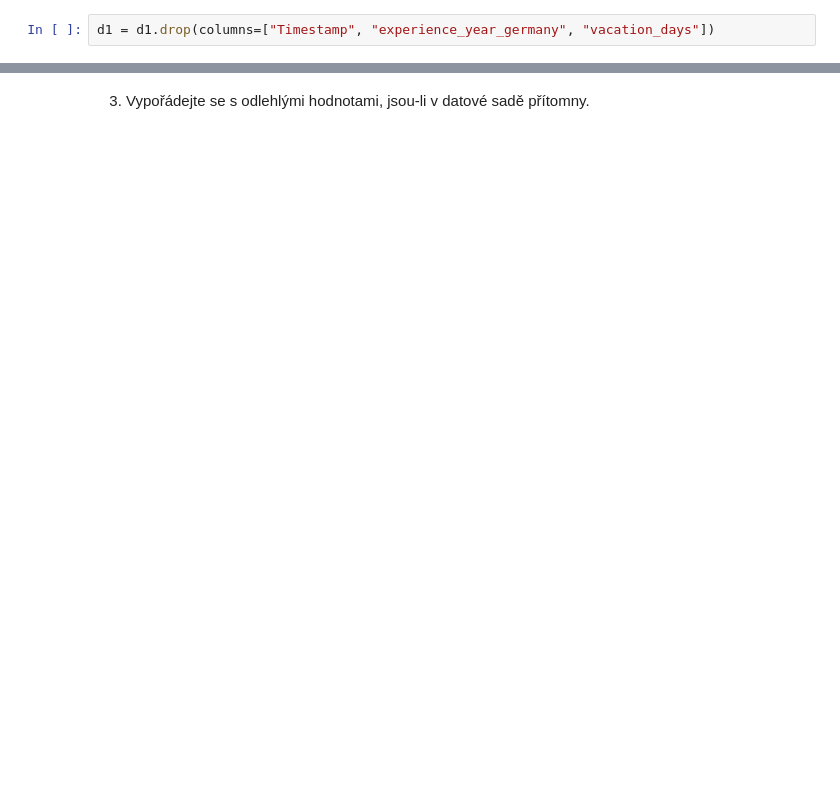
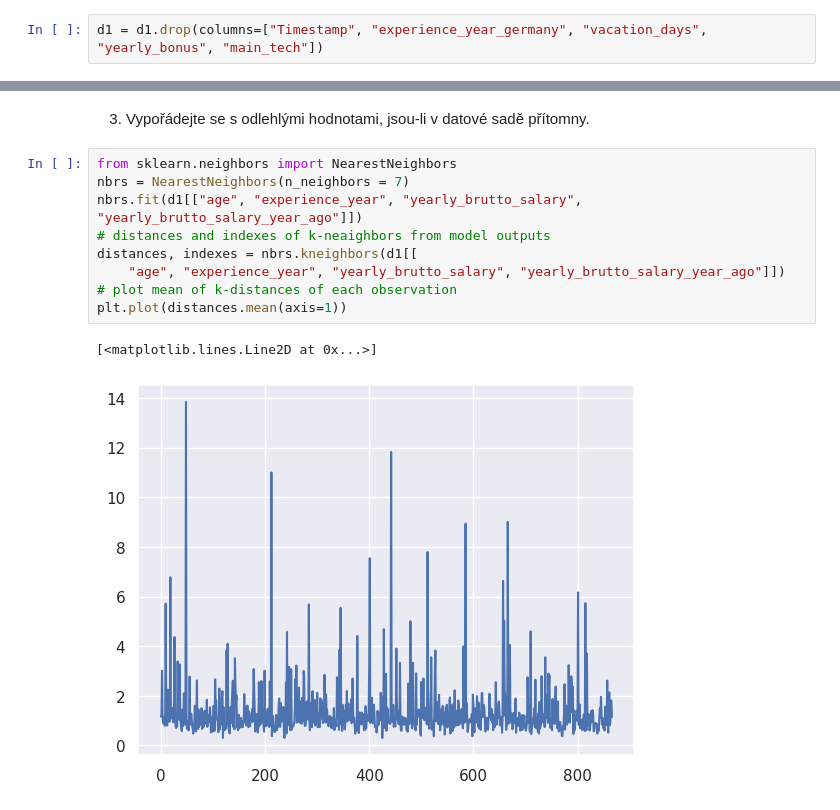
Before and after one commit to x00Pavel/Data-Storage-and-Preparation-projects, a Jupyter notebook: projekt-2/main.ipynb, the cells around one changed output, grey strips where cells are left out. Cells and saved outputs as stored; diff of their text form; blank space fills up the shorter version.

```diff
--- a/projekt-2/main.ipynb
+++ b/projekt-2/main.ipynb
@@ -439,7 +439,7 @@ Připravte 2 varianty datové sady vhodné pro dolovací algoritmy. Můžete uva
 ### Task: Salary prediction for year 2020
 1. Remove irrelevant attributes
 # %%
-d1 = d1.drop(columns=["Timestamp", "experience_year_germany", "vacation_days"])
+d1 = d1.drop(columns=["Timestamp", "experience_year_germany", "vacation_days", "yearly_bonus", "main_tech"])
 # %% [markdown]
 2. Vypořádejte se s chybějícími hodnotami. Pro odstranění těchto hodnot využijte alespoň dvě různé metody pro odstranění chybějících hodnot.
 # %%
@@ -474,2 +493,14 @@ for column in d1.columns:
 # %% [markdown]
 3. Vypořádejte se s odlehlými hodnotami, jsou-li v datové sadě přítomny.
+# %%
+from sklearn.neighbors import NearestNeighbors
+nbrs = NearestNeighbors(n_neighbors = 7)
+nbrs.fit(d1[["age", "experience_year", "yearly_brutto_salary", "yearly_brutto_salary_year_ago"]])
+# distances and indexes of k-neaighbors from model outputs
+distances, indexes = nbrs.kneighbors(d1[[
+    "age", "experience_year", "yearly_brutto_salary", "yearly_brutto_salary_year_ago"]])
+# plot mean of k-distances of each observation
+plt.plot(distances.mean(axis=1))
+# %% [output]
+[<matplotlib.lines.Line2D at 0x...>]
+[figure, added]
```
Also changed, not shown: parts of 11 cells of this notebook.
